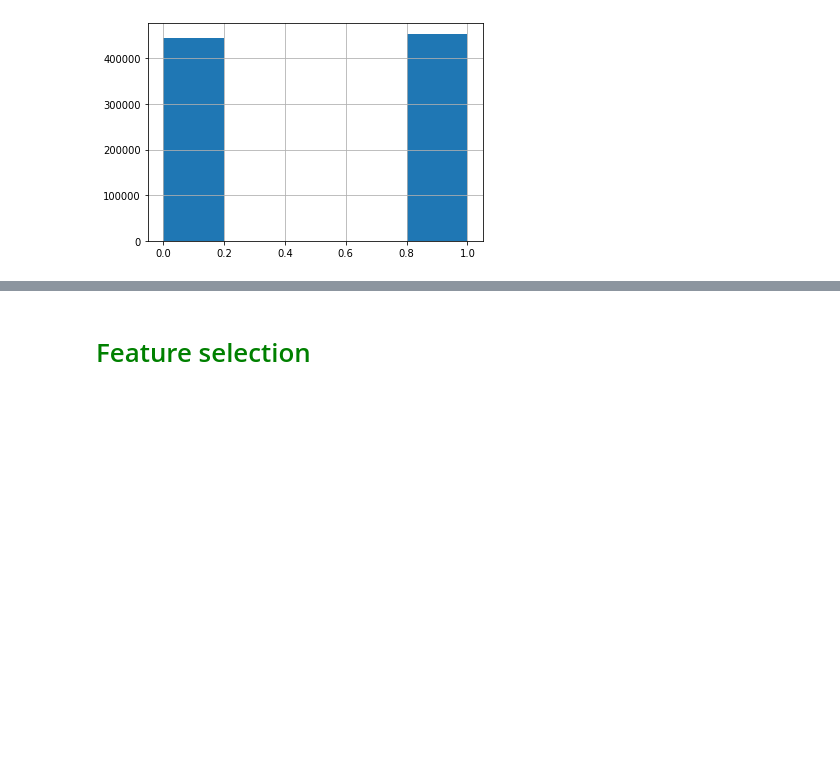
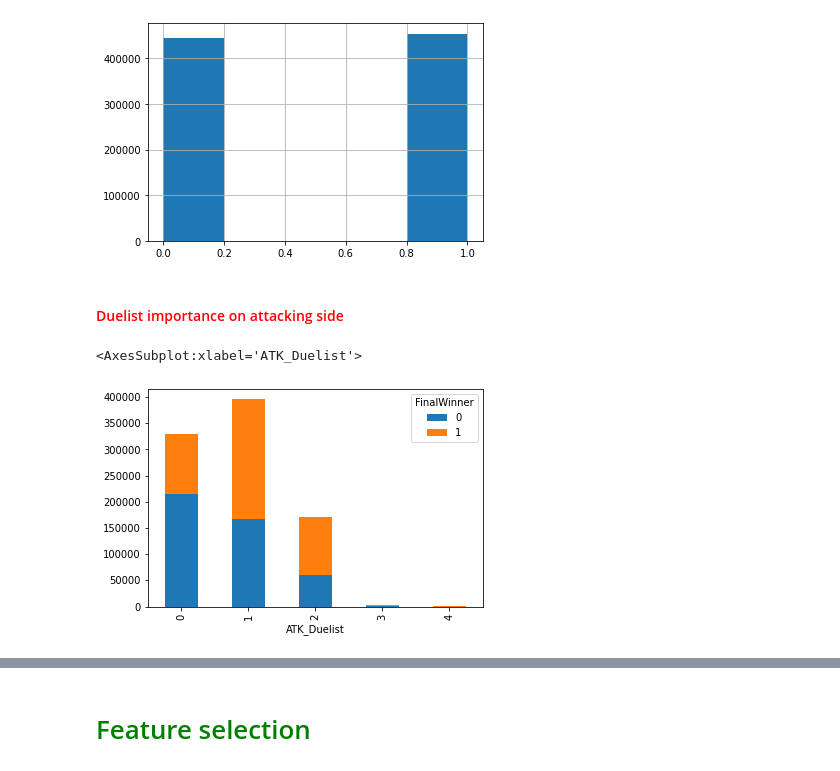
Before and after one commit to mateusb12/valorant_impact, a Jupyter notebook: webscrapping/model/model_improvement/tests.ipynb, the cells around one changed output, grey strips where cells are left out. Saved outputs shown, nothing was run; the diff lists cells and outputs as text; code cells hidden in the pictures; blank space fills up the shorter version.

```diff
--- a/webscrapping/model/model_improvement/tests.ipynb
+++ b/webscrapping/model/model_improvement/tests.ipynb
@@ -39,3 +41,10 @@ df.FinalWinner.hist(bins=5)
 # %% [output]
 <AxesSubplot:>
 [figure]
+# %% [markdown]
+#### <font color='red'>Duelist importance on attacking side</font>
+# %%
+df.groupby(['ATK_Duelist', 'FinalWinner'])['ATK_Duelist'].count().unstack().plot(kind='bar', stacked=True)
+# %% [output]
+<AxesSubplot:xlabel='ATK_Duelist'>
+[figure, added]
```
Also changed, not shown: parts of 19 cells of this notebook.
